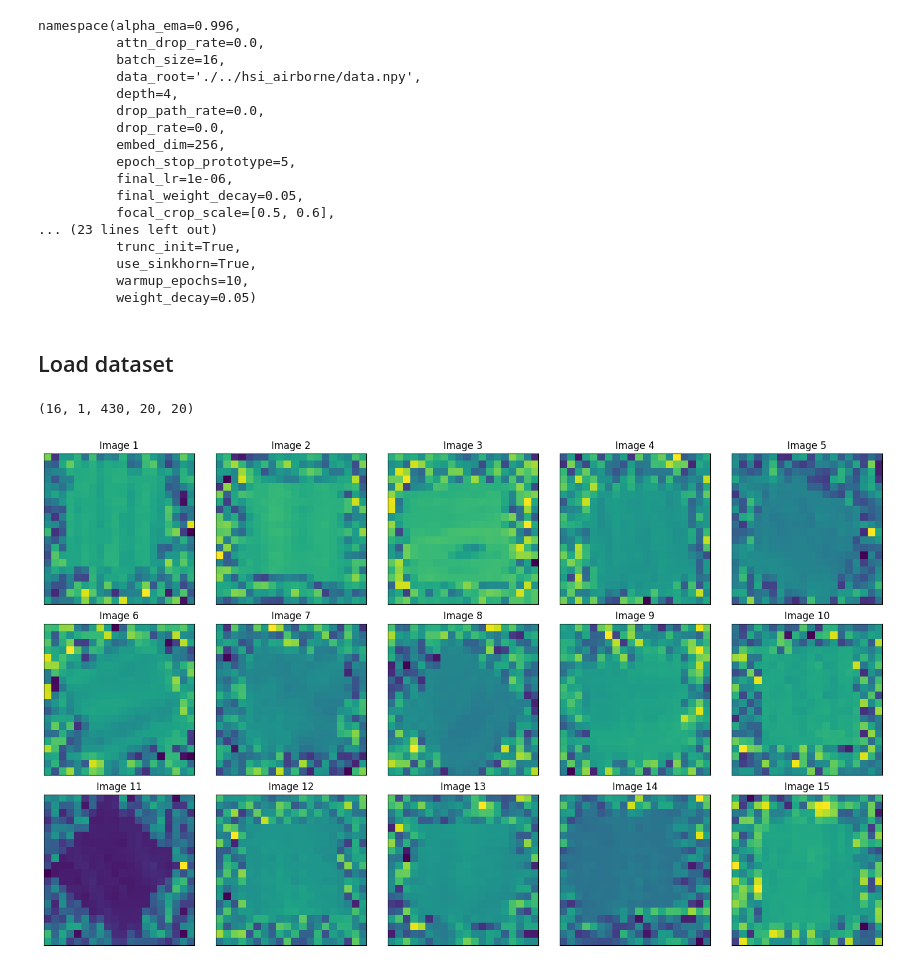
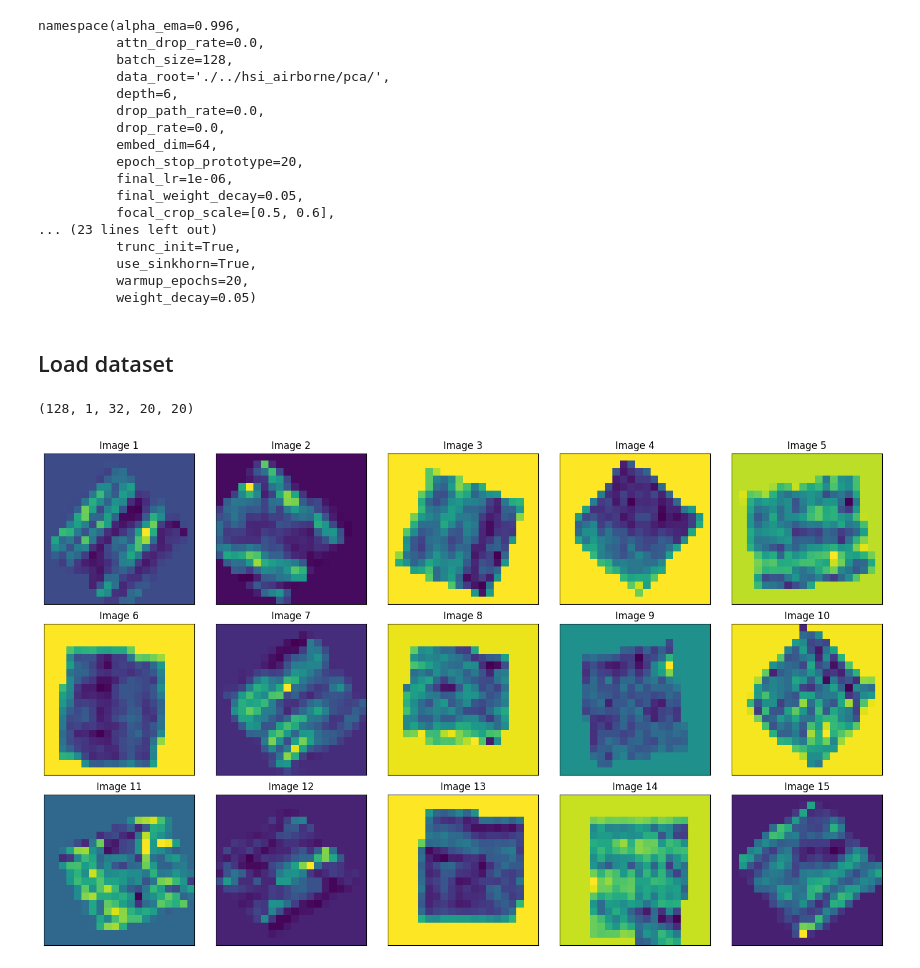
Before and after one commit to joao-alcindo/hsi-msn, a Jupyter notebook: plot_groups.ipynb, the cells around one changed output. Drawn from its saved outputs; the diff is of its cells as text; code cells hidden in the pictures.

```diff
--- a/plot_groups.ipynb
+++ b/plot_groups.ipynb
@@ -20,7 +20,7 @@ if project_dir not in sys.path:
     sys.path.insert(0, project_dir)
 os.chdir(project_dir)
 # %%
-config_path = os.path.join(project_dir, 'output','proto20_embed256' ,'config.yaml')
+config_path = os.path.join( 'output','proto20_embed64' ,'config.yaml')
 
 with open(config_path, 'r') as f:
         config_dict = yaml.safe_load(f)
@@ -30,20 +30,20 @@ config
 # %% [output]
 namespace(alpha_ema=0.996,
           attn_drop_rate=0.0,
-          batch_size=16,
-          data_root='./../hsi_airborne/data.npy',
-          depth=4,
+          batch_size=128,
+          data_root='./../hsi_airborne/pca/',
+          depth=6,
           drop_path_rate=0.0,
           drop_rate=0.0,
-          embed_dim=256,
-          epoch_stop_prototype=5,
+          embed_dim=64,
+          epoch_stop_prototype=20,
           final_lr=1e-06,
           final_weight_decay=0.05,
           focal_crop_scale=[0.5, 0.6],
 ... (23 lines left out)
           trunc_init=True,
           use_sinkhorn=True,
-          warmup_epochs=10,
+          warmup_epochs=20,
           weight_decay=0.05)
 # %% [markdown]
 ## Load dataset
@@ -59,36 +59,36 @@ dataset = init_data(config_dict)
 
 #  withe theme
 
 plt.style.use('default')
 
 
-BAND_NUMBER = 10
+BAND_NUMBER = 2
 
 for i, views in tqdm(enumerate(dataset)):
     views = [v for v in views]
 
      # shape [32, 1, 430, 20, 20] view[0] plot
      # view[0] to numpy
 
     view = views[0].detach().cpu().numpy()
 
     #plot
     print(view.shape)
 
     fig, axs = plt.subplots(3, 5, figsize=(15, 9))
     axs = axs.flatten()
     for j in range(15):
         axs[j].imshow(view[j,0, BAND_NUMBER, :, :])
         axs[j].set_title(f'Image {j+1}')
         axs[j].set_xticks([])
         axs[j].set_yticks([])
     plt.tight_layout()
     plt.show()
 
     break
 # %% [output]
-(16, 1, 430, 20, 20)
+(128, 1, 32, 20, 20)
-[figure, old version]
+[figure, new version]
 # %%
 device = torch.device("cuda" if torch.cuda.is_available() else "cpu")
 
```
Also changed, not shown: parts of 15 cells of this notebook, 13 other files.
